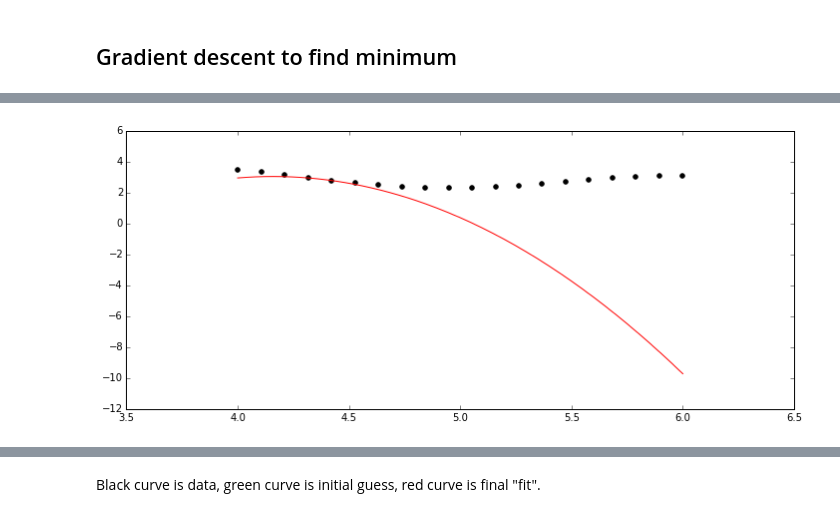
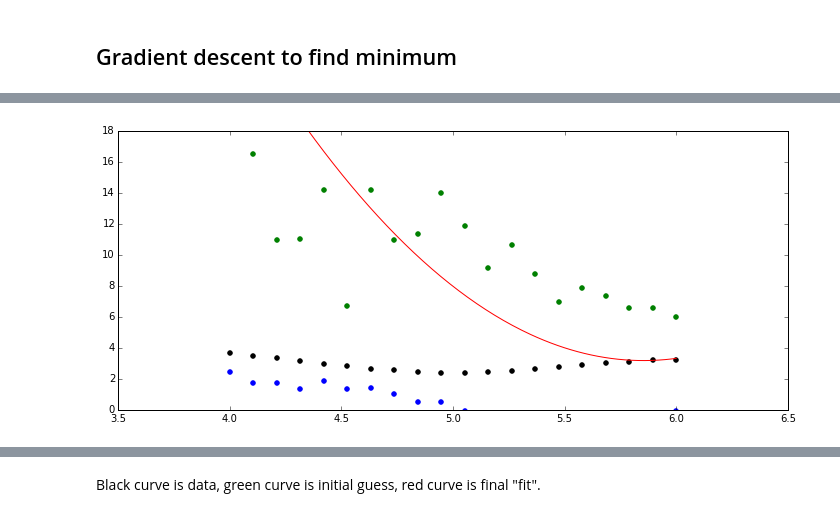
Before and after one commit to toni88x/rebound, a Jupyter notebook: python_examples/LangevinMCMC-2nd-Order.ipynb, the cells around one changed output, grey strips where cells are left out. Drawn from its saved outputs; the diff is of its cells as text; code cells hidden in the pictures.

```diff
--- a/python_examples/LangevinMCMC-2nd-Order.ipynb
+++ b/python_examples/LangevinMCMC-2nd-Order.ipynb
@@ -61,19 +69,22 @@ def simulation(cart):
     # Second order
 
     sim_rv = 0.
-    sim_rvd = np.zeros(numvar)
-    sim_rvd2 = np.zeros(numvar*(numvar+1)/2)
+    sim_rvd = np.zeros((numvar,2))
+    sim_rvd2 = np.zeros((numvar*(numvar+1)/2,4))
     for i,t in enumerate(data_t):
         r.integrate(t)
         sim_rv  += np.square(ps[1].vx-data_rv[i])
         for k in range(numvar):
-            sim_rvd[k] += np.square(ps[1].vx+ps[(k+1)*N+1].vx-data_rv[i])
+            sim_rvd[k][0] += np.square(ps[1].vx+ps[(k+1)*N+1].vx-data_rv[i])
+            sim_rvd[k][1] += np.square(ps[1].vx-ps[(k+1)*N+1].vx-data_rv[i])
         _id = 0
         for l in range(numvar):
             for k in range(l+1):
-                sim_rvd2[_id] += np.square(ps[1].vx + ps[(k+1)*N+1].vx + ps[(l+1)*N+1].vx + ps[_id*N+2*N+1].vx - data_rv[i])
+                sim_rvd2[_id][0] += np.square(ps[1].vx + ps[l*N+N+1].vx + ps[k*N+N+1].vx + ps[_id*N+N*numvar+N+1].vx - data_rv[i])
+                sim_rvd2[_id][1] += np.square(ps[1].vx + ps[l*N+N+1].vx - ps[k*N+N+1].vx + ps[_id*N+N*numvar+N+1].vx - data_rv[i])
+                sim_rvd2[_id][2] += np.square(ps[1].vx - ps[l*N+N+1].vx + ps[k*N+N+1].vx + ps[_id*N+N*numvar+N+1].vx - data_rv[i])
+                sim_rvd2[_id][3] += np.square(ps[1].vx - ps[l*N+N+1].vx - ps[k*N+N+1].vx + ps[_id*N+N*numvar+N+1].vx - data_rv[i])
                 _id += 1
-
     err  = np.sqrt(sim_rv)
     errd = np.sqrt(sim_rvd)
     errd2 = np.sqrt(sim_rvd2)
@@ -82,13 +93,15 @@ def simulation(cart):
     _id = 0
     for l in range(numvar):
         for k in range(l+1):
-            errd2m[l,k] = errd2[_id]
-            errd2m[k,l] = errd2[_id]
+            fdd =   (errd2[_id][0] - errd2[_id][1] - errd2[_id][2] + errd2[_id][3])
+            #print fdd, err
+            errd2m[l,k] = fdd
+            errd2m[k,l] = fdd
             _id +=1
 
     #print err, -(errd-err)/delta, -(errd2-err)/(delta)
 
-    return err, -(errd-err)/delta, -(errd2m-err)/(delta)
+    return err, (errd[:,0]-errd[:,1])/(2.*delta), errd2m/(4.*delta*delta)
 # %% [markdown]
 ## Gradient descent to find minimum
 # %%
@@ -119,19 +150,21 @@ for i,at in enumerate(a_s):
 # %%
 fig = plt.figure(figsize=(12,5))
+plt.ylim([0,18])
 plt.scatter(a_s, errs, color="k");
 
 def f(a,i):
     da = a_s[i] - a
-    return errs[i]-gradients[i]*da + hessians[i]*da*da
+    return errs[i] + gradients[i]*da + hessians[i]*da*da
 
 a_s_fine = np.linspace(a_s[0],a_s[-1],N_grid*10)
 err_fine = np.zeros(N_grid*10)
 for i,a in enumerate(a_s_fine):
-    err_fine[i] = f(a,4)
-
+    err_fine[i] = f(a,18)
 plt.plot(a_s_fine, err_fine, color="r");
+plt.scatter(a_s, hessians, color="g");
+plt.scatter(a_s, gradients, color="b");
 # %% [output]
-[figure, old version]
+[figure, new version]
 # %%
 fig = plt.figure(figsize=(12,5))
 plt.scatter(data_t, data_rv, color="k");
```
Also changed, not shown: parts of 5 cells of this notebook.
